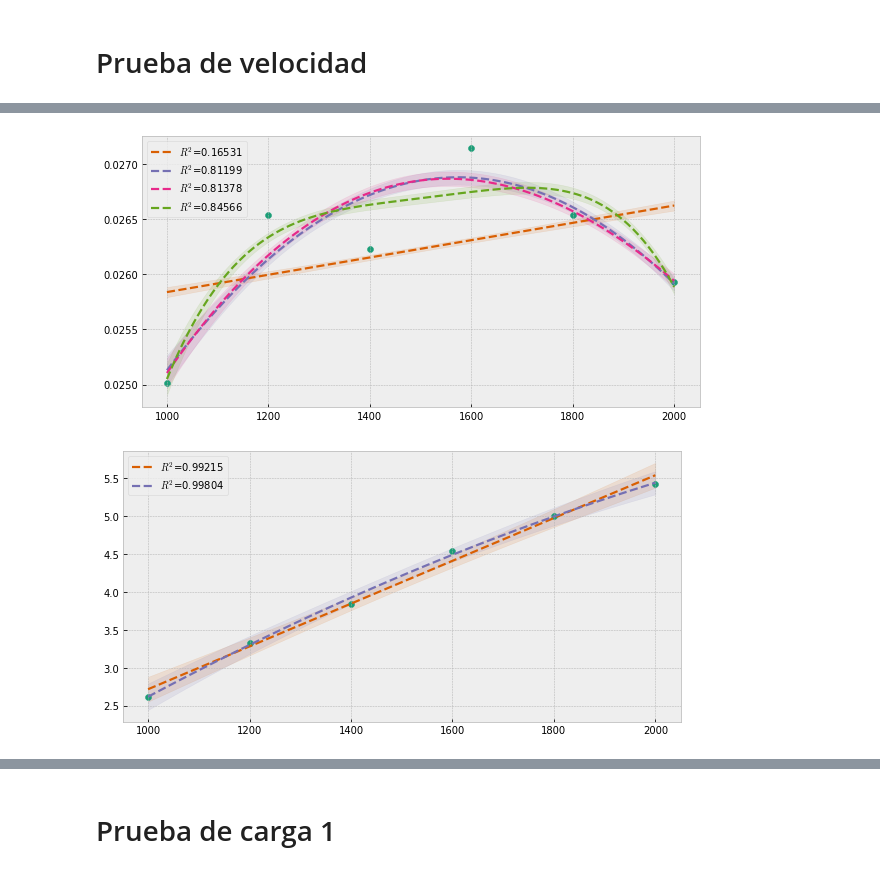
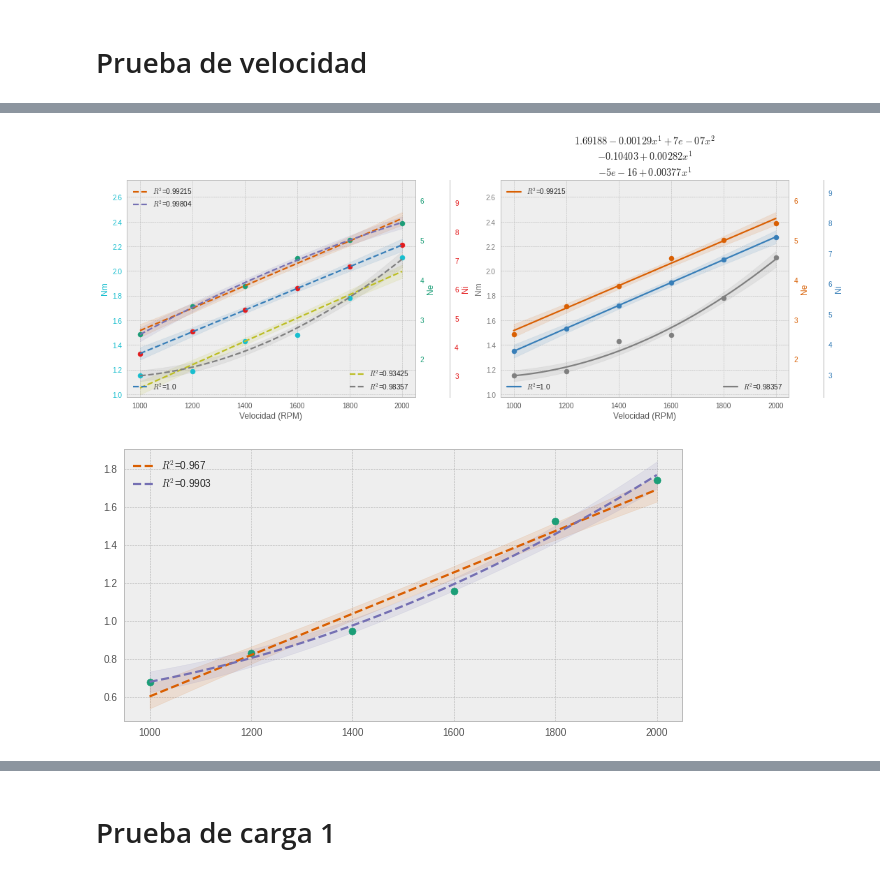
Before and after one commit to HeNeos/Reports-FIM-UNI, a Jupyter notebook: MN136-Motores de Combustion Interna/Laboratorio 4/MCI_LAB4.ipynb, the cells around one changed output, grey strips where cells are left out. Cells and saved outputs as stored; diff of their text form; code cells hidden in the pictures.

Commit message:
I spent more time looking for a good color map distribution than coding :)

```diff
--- a/MN136-Motores de Combustion Interna/Laboratorio 4/MCI_LAB4.ipynb
+++ b/MN136-Motores de Combustion Interna/Laboratorio 4/MCI_LAB4.ipynb
@@ -8,4 +10,10 @@ import csv
 from scipy.optimize import curve_fit
 from sklearn.metrics import r2_score
 plt.style.use('bmh')
-color_maps = [cm.tab10, cm.Set1, cm.Dark2]
+color_maps = [cm.tab10_r, cm.Dark2, cm.Set1]
+
+from google.colab import drive
+drive.mount('/content/drive')
+dir = "/content/drive/MyDrive/Colab Notebooks/MCI_LAB4/"
+
+count = 0
@@ -98,7 +169,8 @@ b = 0.305 #m
 lo = 14.3 #kg/kg
 W0 = 0.118 #kN
 
-df_velocidad = pd.read_csv('/home/heneos/Downloads/velocidad.csv')
+#df_velocidad = pd.read_csv('/home/heneos/Downloads/velocidad.csv')
+df_velocidad = pd.read_csv(dir + 'velocidad.csv')
 df_velocidad
 # %% [output]
 |  | n(rpm) | F(N) | Delta S(cm) | V (cm^3) | delta P(cm) | Humo (m^-1) | TH2O-e(°C) | TH2O-s(°C) | Tacei(°C) | ... |
@@ -139,8 +220,10 @@ test_plot([1,2,3], df_velocidad['n(rpm)'], pm, fig, ax, cm.Dark2, True, False)
+# %%
+#gen_plot([[1,2,3], [1,2], [1]], [2, 1, 1], df_velocidad['n(rpm)'], [Nm, Ne, Ni], 'Velocidad (RPM)', ['Nm', 'Ne', 'Ni'])
+multiplot([[1,2], [1,2], [1]], [2, 1, 1], df_velocidad['n(rpm)'], [Nm, Ne, Ni], 'Velocidad (RPM)', ['Nm', 'Ne', 'Ni'], [4,2,3])
+# %% [output]
+[figure, added]
 # %%
 fig, ax = plt.subplots(1,1,figsize=(10,5))
-test_plot([1,2,3,4], df_velocidad['n(rpm)'], Me, fig, ax, cm.Dark2, True, False)
-fig, ax = plt.subplots(1,1,figsize=(10,5))
-test_plot([1,2], df_velocidad['n(rpm)'], Ne, fig, ax, cm.Dark2, True, False)
+test_plot([1,2], df_velocidad['n(rpm)'], Gc, fig, ax, cm.Dark2, True, False, False, 0)
 # %% [output]
-[figure, old version]
+[figure, new version]
-[figure, removed]
```
Also changed, not shown: parts of 30 cells of this notebook.
